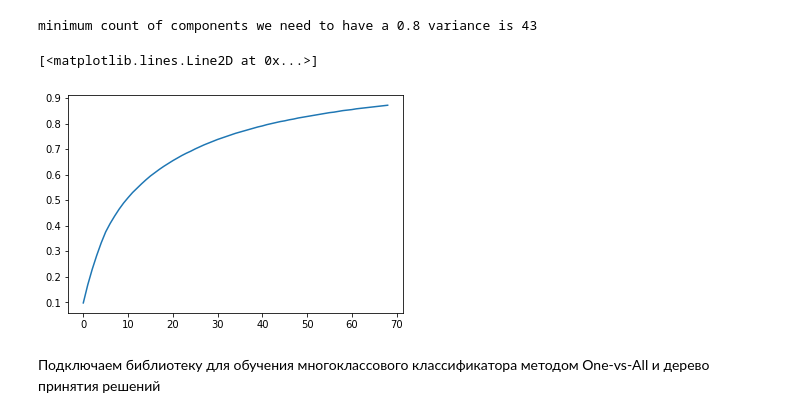
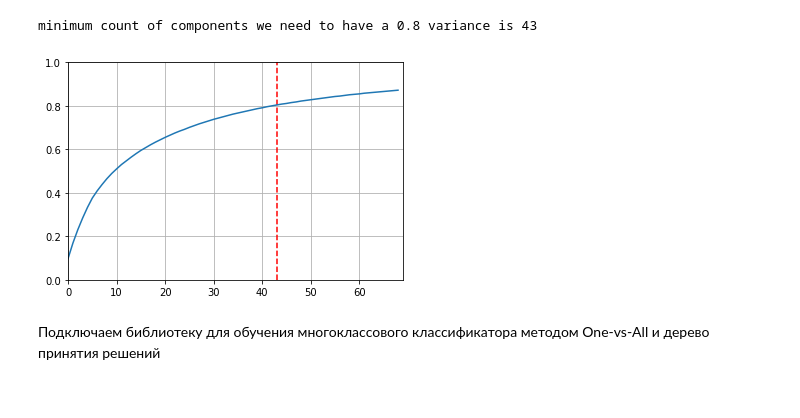
Before and after one commit to rkrisanoff/Ifmo-3.1-Artificial-intelligence-systems, a Jupyter notebook: Task5.ipynb, the cells around one changed output. Saved outputs shown, nothing was run; the diff lists cells and outputs as text; code cells hidden in the pictures.

```diff
--- a/Task5.ipynb
+++ b/Task5.ipynb
@@ -22,6 +18,9 @@ print(f'response(отклик) of this object {y_train_origin[1]}')
 # %% [output]
 response(отклик) of this object 0
 [figure]
+# %%
+min_variance = 0.8
+tested_class = 1
 # %% [markdown]
 Для разделения данных используем функцию train_test_split из библиотеки sklearn. Следующий код разделяет исходные данные в отношении 70/30.
 # %%
@@ -47,18 +46,22 @@ modelPCA = pca.fit(X_train)
 explained_variance = np.round(np.cumsum(pca.explained_variance_ratio_),3)
 explained_variance
 min_n_components = 1
-while  min_n_components < len(explained_variance) and explained_variance[min_n_components-1] < 0.8 :
+while  min_n_components < len(explained_variance) and explained_variance[min_n_components-1] < min_variance :
   min_n_components+=1
-print(f"minimum count of components we need to have a {0.8} variance is {min_n_components}")
+print(f"minimum count of components we need to have a {min_variance} variance is {min_n_components}")
 pca = PCA(n_components=min_n_components, svd_solver='full')
 modelPCA = pca.fit(X_train)
 # %% [output]
 minimum count of components we need to have a 0.8 variance is 43
-# %%
-plt.plot(np.arange(N_components), explained_variance, ls = '-')
-# %% [output]
-[<matplotlib.lines.Line2D at 0x...>]
-[figure, removed]
+# %%
+plt.grid()
+plt.xlim(0,69)
+plt.ylim(0,1)
+plt.plot(np.full(10,min_n_components),np.linspace(0,1,10),'r--')
+plt.plot(np.arange(N_components), explained_variance, ls = '-')
+plt.show()
+# %% [output]
+[figure, added]
 # %%
 X_train_transformed = modelPCA.transform(X_train)
 # %% [markdown]
```
Also changed, not shown: parts of 6 cells of this notebook.
